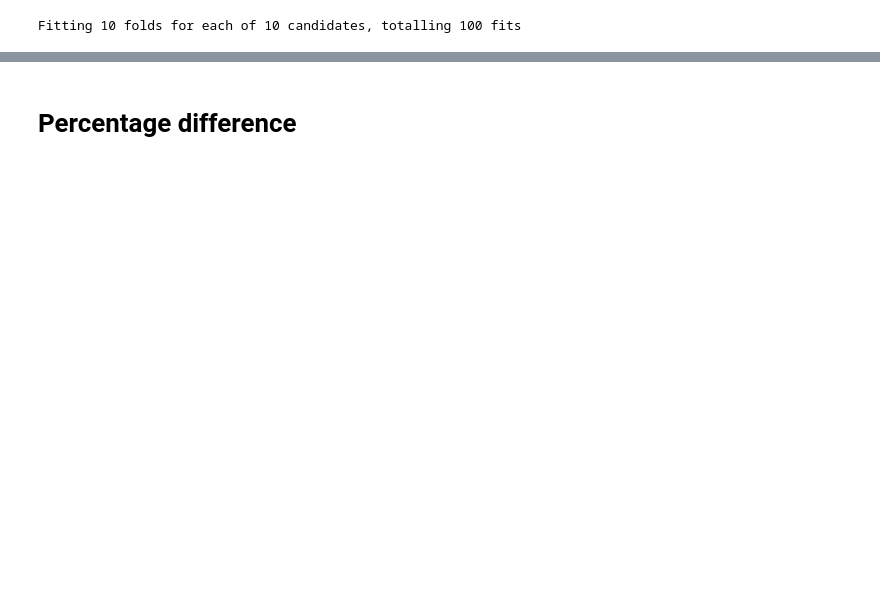
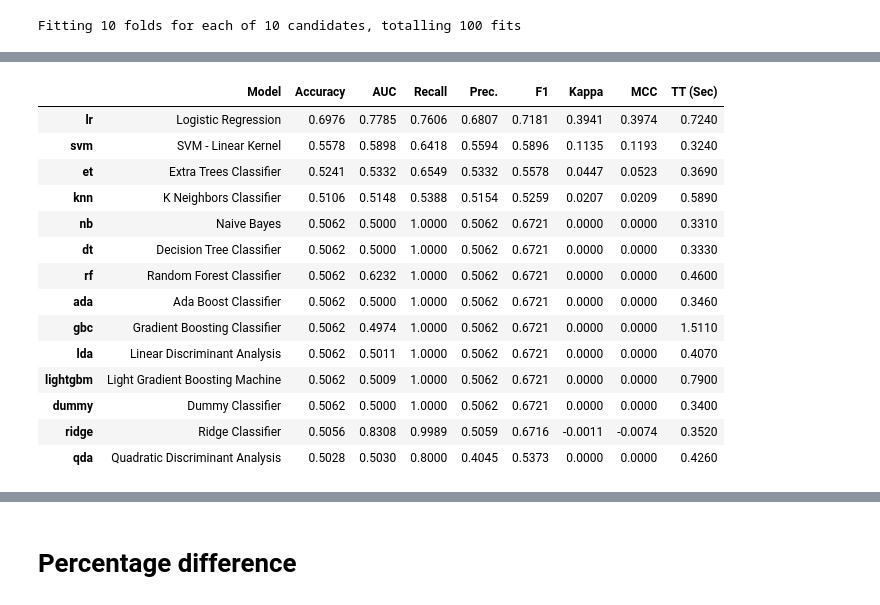
Before and after one commit to Smaran1832/Altcoin-Price-Prediction, a Jupyter notebook: New_Experiments/New_Experiment_Scripts/Experimentation_framework.ipynb, the cells around one changed output, grey strips where cells are left out. Cells and saved outputs as stored; diff of their text form; code cells hidden in the pictures; blank space fills up the shorter version.

```diff
--- a/New_Experiments/New_Experiment_Scripts/Experimentation_framework.ipynb
+++ b/New_Experiments/New_Experiment_Scripts/Experimentation_framework.ipynb
@@ -585,0 +730,3 @@ Fitting 10 folds for each of 10 candidates, totalling 100 fits
+# %%
+best_model = compare_models()
+# %% [output]
@@ -585,0 +734,15 @@ Fitting 10 folds for each of 10 candidates, totalling 100 fits
+|  | Model | Accuracy | AUC | Recall | Prec. | F1 | Kappa | MCC | TT (Sec) |
+| lr | Logistic Regression | 0.6976 | 0.7785 | 0.7606 | 0.6807 | 0.7181 | 0.3941 | 0.3974 | 0.7240 |
+| svm | SVM - Linear Kernel | 0.5578 | 0.5898 | 0.6418 | 0.5594 | 0.5896 | 0.1135 | 0.1193 | 0.3240 |
+| et | Extra Trees Classifier | 0.5241 | 0.5332 | 0.6549 | 0.5332 | 0.5578 | 0.0447 | 0.0523 | 0.3690 |
+| knn | K Neighbors Classifier | 0.5106 | 0.5148 | 0.5388 | 0.5154 | 0.5259 | 0.0207 | 0.0209 | 0.5890 |
+| nb | Naive Bayes | 0.5062 | 0.5000 | 1.0000 | 0.5062 | 0.6721 | 0.0000 | 0.0000 | 0.3310 |
+| dt | Decision Tree Classifier | 0.5062 | 0.5000 | 1.0000 | 0.5062 | 0.6721 | 0.0000 | 0.0000 | 0.3330 |
+| rf | Random Forest Classifier | 0.5062 | 0.6232 | 1.0000 | 0.5062 | 0.6721 | 0.0000 | 0.0000 | 0.4600 |
+| ada | Ada Boost Classifier | 0.5062 | 0.5000 | 1.0000 | 0.5062 | 0.6721 | 0.0000 | 0.0000 | 0.3460 |
+| gbc | Gradient Boosting Classifier | 0.5062 | 0.4974 | 1.0000 | 0.5062 | 0.6721 | 0.0000 | 0.0000 | 1.5110 |
+| lda | Linear Discriminant Analysis | 0.5062 | 0.5011 | 1.0000 | 0.5062 | 0.6721 | 0.0000 | 0.0000 | 0.4070 |
+| lightgbm | Light Gradient Boosting Machine | 0.5062 | 0.5009 | 1.0000 | 0.5062 | 0.6721 | 0.0000 | 0.0000 | 0.7900 |
+| dummy | Dummy Classifier | 0.5062 | 0.5000 | 1.0000 | 0.5062 | 0.6721 | 0.0000 | 0.0000 | 0.3400 |
+| ridge | Ridge Classifier | 0.5056 | 0.8308 | 0.9989 | 0.5059 | 0.6716 | -0.0011 | -0.0074 | 0.3520 |
+| qda | Quadratic Discriminant Analysis | 0.5028 | 0.5030 | 0.8000 | 0.4045 | 0.5373 | 0.0000 | 0.0000 | 0.4260 |
```
Also changed, not shown: parts of 25 cells of this notebook, 20 other files.
